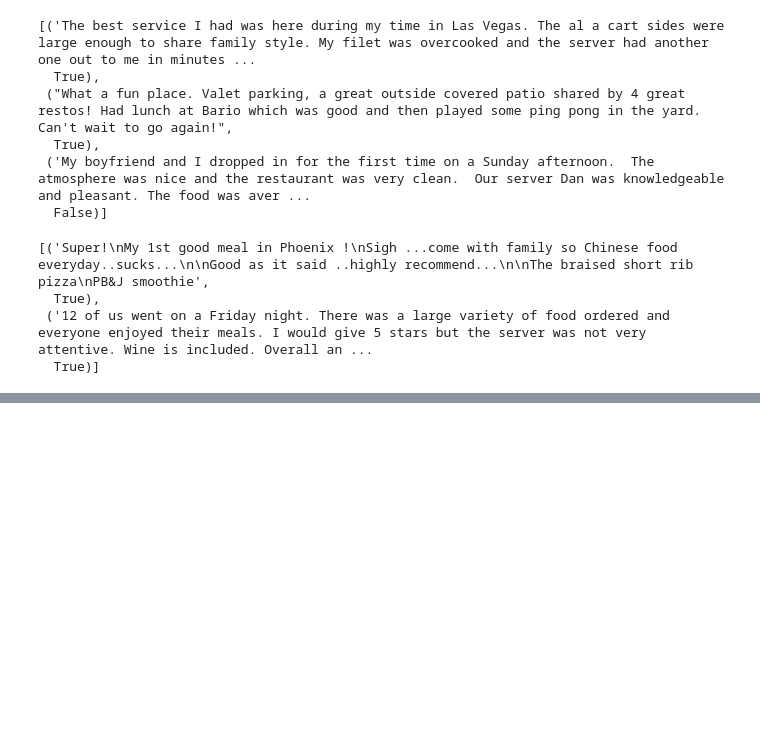
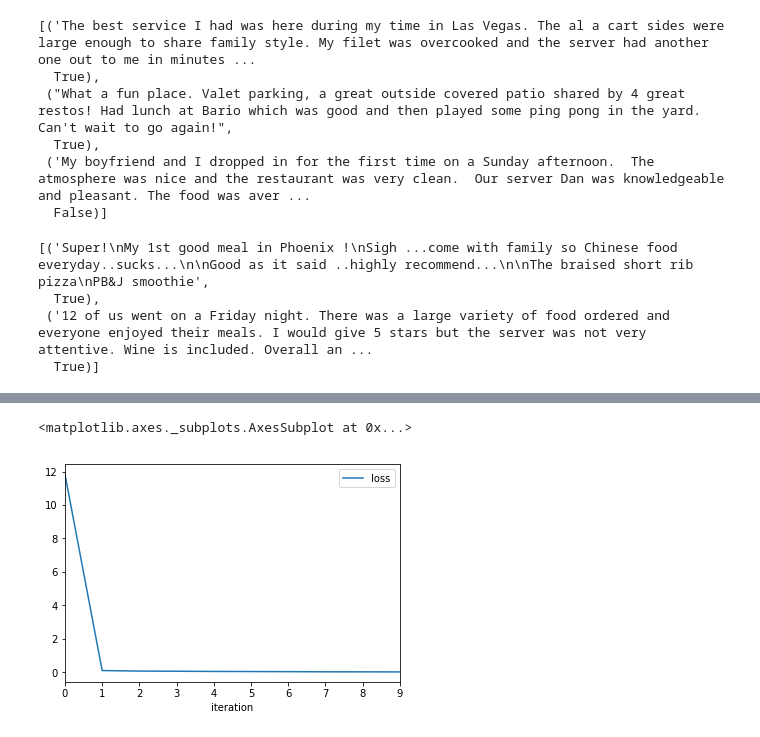
Before and after one commit to cmd16/cs344-artificial-intelligence, a Jupyter notebook: final_project/yelp_reviews.ipynb, the cells around one changed output, grey strips where cells are left out. Cells and saved outputs as stored; diff of their text form; code cells hidden in the pictures; blank space fills up the shorter version.

Commit message:
get metrics and plotting working ok

```diff
--- a/final_project/yelp_reviews.ipynb
+++ b/final_project/yelp_reviews.ipynb
@@ -149,2 +102,0 @@ n_iter=10
-# %%
-nlp = spacy.load("en_core_web_sm")
@@ -266,38 +290,0 @@ Training time: 1:58:03.766066
-# %%
-def do_training(train_data, n_iter=10):
-    # get names of other pipes to disable them during training
-    # the last two are for if you are using transformers (see https://spacy.io/models/en-starters)
-    pipe_exceptions = ["textcat", "trf_wordpiecer", "trf_tok2vec"]
-    other_pipes = [pipe for pipe in nlp.pipe_names if pipe not in pipe_exceptions]
-
-    metrics_dict = dict()
-
-    start = time.time()
-    with nlp.disable_pipes(*other_pipes):  # only train textcat
-        optimizer = nlp.begin_training()
-        print("Training the model...")
-        print('Precision\tRecall\tF-score\taccuracy')
-        batch_sizes = compounding(4.0, 32.0, 1.001)
-        for i in range(n_iter):
-            losses = {}
-            # batch up the examples using spaCy's minibatch
-            random.shuffle(train_data)
-            batches = minibatch(train_data, size=batch_sizes)
-            for batch in batches:
-                texts, annotations = zip(*batch)
-                nlp.update(texts, annotations, sgd=optimizer, drop=0.2, losses=losses)
-            with textcat.model.use_params(optimizer.averages):
-                # evaluate on the dev data split off in load_data()
-                train_scores = evaluate(nlp.tokenizer, textcat, train_texts, train_cats)
-                dev_scores = evaluate(nlp.tokenizer, textcat, dev_texts, dev_cats)
-                print(
-                    f"""Iteration: {i}, Loss: {losses['textcat']}
-    training:   {train_scores['textcat_p']:.3f}\t{train_scores['textcat_r']:.3f}\t{train_scores['textcat_f']}\t{train_scores['textcat_a']:.3f}
-    validation: {dev_scores['textcat_p']:.3f}\t{dev_scores['textcat_r']:.3f}\t{dev_scores['textcat_f']}\t{dev_scores['textcat_a']:.3f}
-    """
-                )
-                metrics_dict[i] = {"loss": losses['textcat'], 'train': train_scores, 'validation': dev_scores}
-    end = time.time()
-    training_time = timedelta(seconds = end - start)
-    print("Training time:", training_time)
-    return metrics_dict
@@ -327,0 +291,3 @@ def plot_metrics(history):
+# %%
+train_data, nlp, train_info, dev_info = prepare_training(train, n_texts=25000, train_split=0.8)
+metrics_small = do_training(train_data, nlp, train_info, dev_info, labels=('POSITIVE', 'NEGATIVE'), n_iter=10)
@@ -327,0 +321,5 @@ def plot_metrics(history):
+# %%
+metrics_small.plot(x='iteration', y='loss')
+# %% [output]
+<matplotlib.axes._subplots.AxesSubplot at 0x...>
+[figure, added]
```
Also changed, not shown: parts of 24 cells of this notebook.
